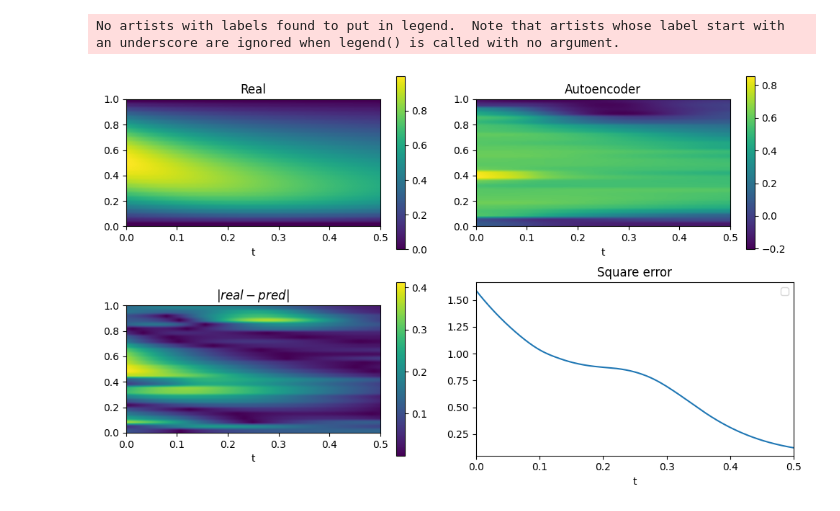
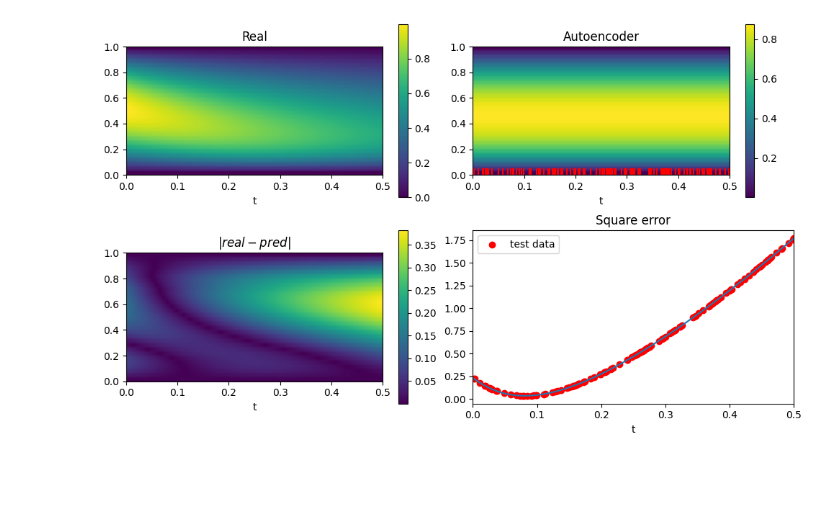
Before and after one commit to Gabriele-Codega/PINA, a Jupyter notebook: dev_testing/plot.ipynb, the cells around one changed output. Saved outputs shown, nothing was run; the diff lists cells and outputs as text; code cells hidden in the pictures; blank space fills up the shorter version.

```diff
--- a/dev_testing/plot.ipynb
+++ b/dev_testing/plot.ipynb
@@ -22,14 +22,29 @@ t_dom = [t[0], t[-1]]
 ## making L and t LabelTensors as required by PINA
 # L = LabelTensor(L,'x')
 # t = LabelTensor(t,'t')
+## train test split
+# train size is 80% of data
+train_size = int(0.8*nt)
+test_size = nt-train_size
+gen = torch.Generator()
+# setting a seed for reproducibility
+gen.manual_seed(1)
+train,test = torch.utils.data.random_split(range(nt),[train_size,test_size],generator=gen)
+u_train = torch.Tensor(u[train.indices,:])
+u_test = torch.Tensor(u[test.indices,:])
+
 
 ## rehaping u to have 1 channel, as required by Conv1D
 ## also making u a LabelTensor as reuqired by PINA
 u = u.reshape((nt,1,nx))
+u_train = u_train.reshape((train_size,1,nx))
+u_test = u_test.reshape((test_size,1,nx))
 labels = [f'u{i}' for i in range(u.shape[-1])]
 u = LabelTensor(u,labels)
+u_train = LabelTensor(u_train,labels)
+u_test = LabelTensor(u_test,labels)
 
-cae = torch.load('pinn_cae_pyhs.pt')
+cae = torch.load('pinn_cae_burger_loss.pt')
 # %%
 pred = cae(u).detach().numpy().reshape((nt,nx)).T
 u_np = u.reshape((nt,nx)).numpy().T
@@ -39,34 +54,33 @@ real_plt = ax1.imshow(u_np,extent=[t[0],t[-1],L[0],L[-1]])
 ax1.set_aspect(0.25)
 ax1.set_title('Real')
 ax1.set_xlabel('t')
 fig.colorbar(real_plt)
 
 ax2 = fig.add_subplot(222)
 rec_plt = ax2.imshow(pred,extent=[t[0],t[-1],L[0],L[-1]])
-# ax2.vlines(t[test.indices],0,0.05,'r')
+ax2.vlines(t[test.indices],0,0.05,'r')
 ax2.set_aspect(0.25)
 ax2.set_title('Autoencoder')
 ax2.set_xlabel('t')
 fig.colorbar(rec_plt)
 
 diff = np.abs(u_np-pred)
 err = np.sum(diff**2,axis=0)
 mse = np.mean(err)
 
 ax3 = fig.add_subplot(223)
 err_plt = ax3.imshow(diff,extent=[t[0],t[-1],L[0],L[-1]])
 ax3.set_aspect(0.25)
 ax3.set_title(r'$|real - pred|$')
 ax3.set_xlabel('t')
 fig.colorbar(err_plt)
 
 ax4 = fig.add_subplot(224,sharex = ax2)
 ax4.plot(t[:],err)
-# ax4.scatter(t[test.indices,:],err[test.indices],c='r',label='test data')
+ax4.scatter(t[test.indices],err[test.indices],c='r',label='test data')
 ax4.legend()
 ax4.set_title("Square error")
 ax4.set_xlabel('t')
 fig.tight_layout()
 # %% [output]
-No artists with labels found to put in legend.  Note that artists whose label start with an underscore are ignored when legend() is called with no argument.
-[figure, old version]
+[figure, new version]
```
Also changed, not shown: parts of 1 cell of this notebook, 6 other files.
